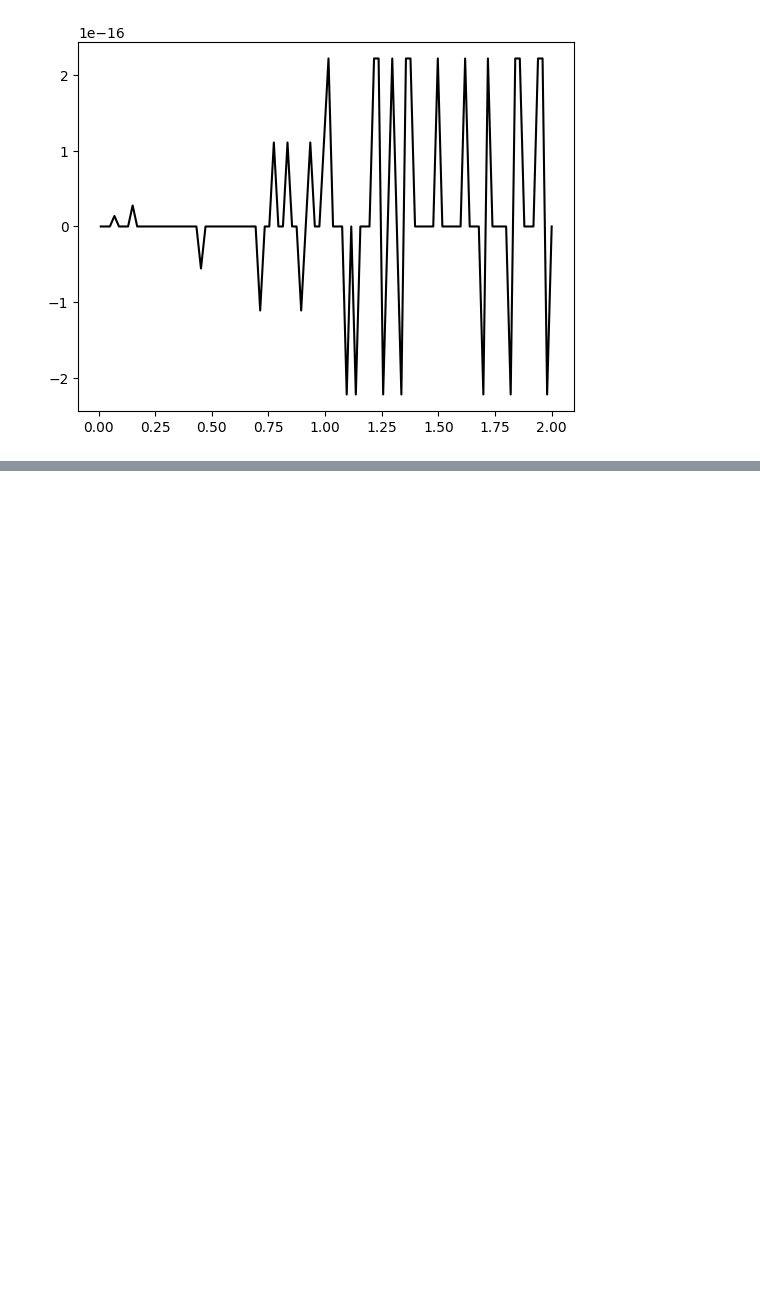
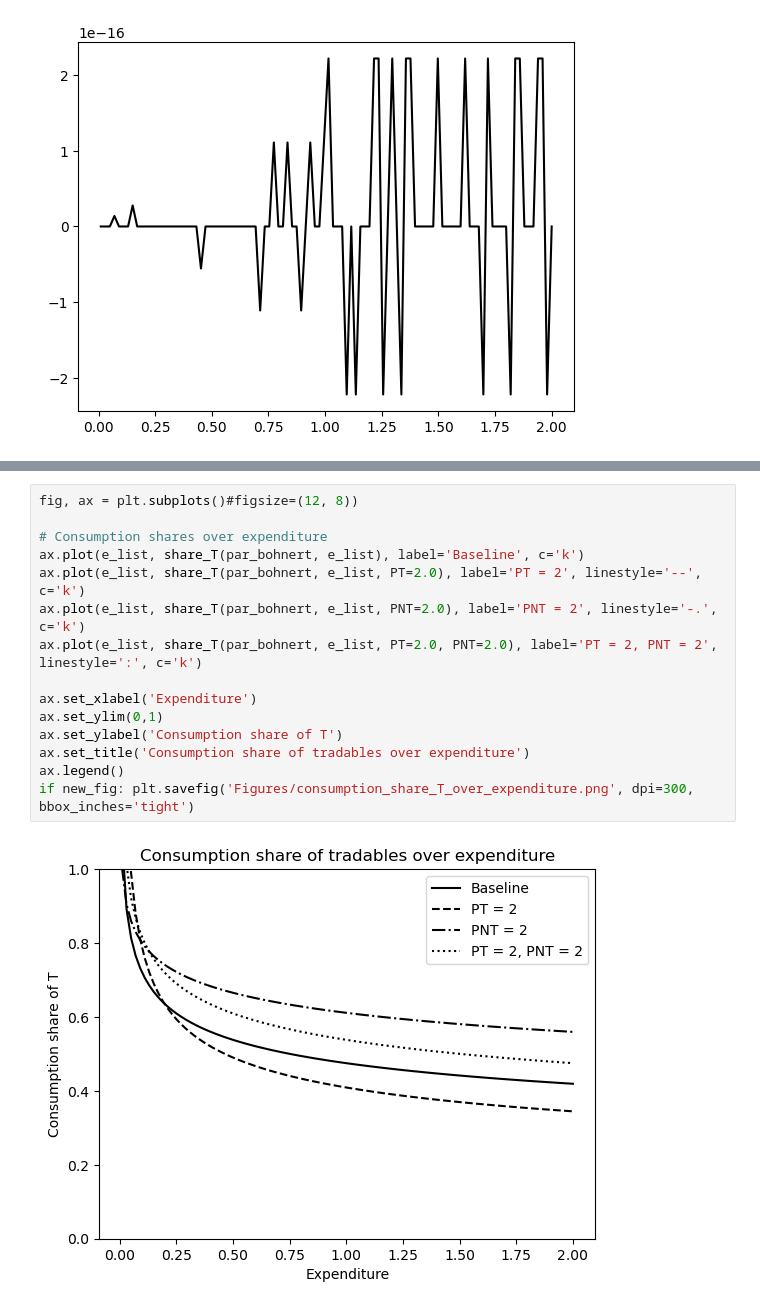
Before and after one commit to funlime/I_HANK_PIGL, a Jupyter notebook: Partial_2802.ipynb, the cells around one changed output, grey strips where cells are left out. Cells and saved outputs as stored; diff of their text form; blank space fills up the shorter version.

```diff
--- a/Partial_2802.ipynb
+++ b/Partial_2802.ipynb
@@ -338,0 +356,17 @@ ax.plot(e_list, residual_tilde, label='Bohnert et al. 2024', c='k')
+# %%
+fig, ax = plt.subplots()#figsize=(12, 8))
+
+# Consumption shares over expenditure
+ax.plot(e_list, share_T(par_bohnert, e_list), label='Baseline', c='k')
+ax.plot(e_list, share_T(par_bohnert, e_list, PT=2.0), label='PT = 2', linestyle='--', c='k')
+ax.plot(e_list, share_T(par_bohnert, e_list, PNT=2.0), label='PNT = 2', linestyle='-.', c='k')
+ax.plot(e_list, share_T(par_bohnert, e_list, PT=2.0, PNT=2.0), label='PT = 2, PNT = 2', linestyle=':', c='k')
+
+ax.set_xlabel('Expenditure')
+ax.set_ylim(0,1)
+ax.set_ylabel('Consumption share of T')
+ax.set_title('Consumption share of tradables over expenditure')
+ax.legend()
+if new_fig: plt.savefig('Figures/consumption_share_T_over_expenditure.png', dpi=300, bbox_inches='tight')
+# %% [output]
+[figure, added]
```
Also changed, not shown: parts of 2 cells of this notebook, 7 other files.
